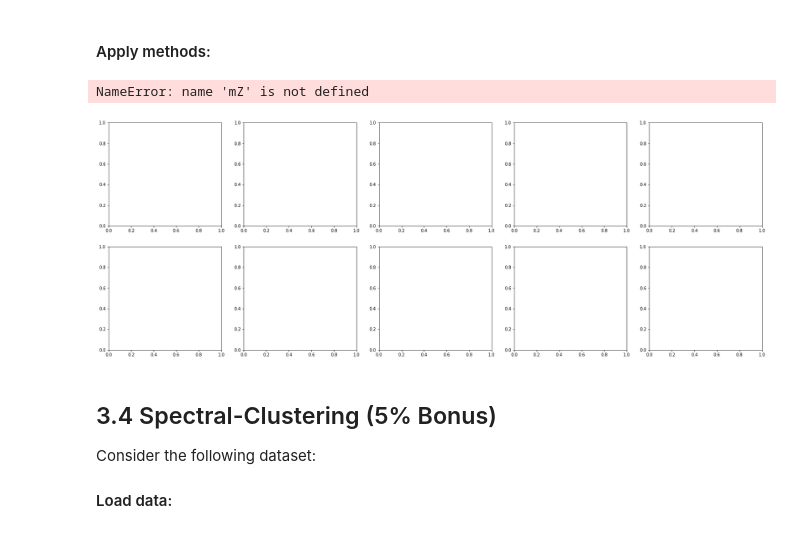
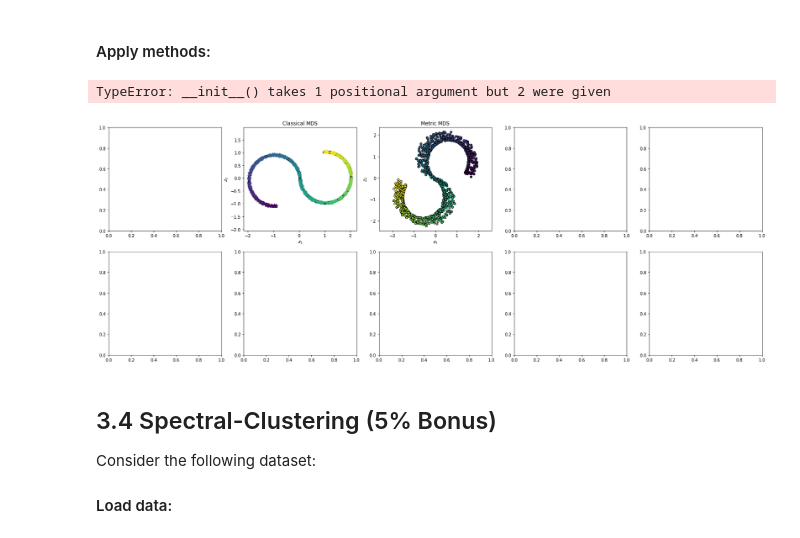
Before and after one commit to livneor207/unsupervised, a Jupyter notebook: Mine/HW4/ProblemSet4.ipynb, the cells around one changed output. Cells and saved outputs as stored; diff of their text form; code cells hidden in the pictures.

```diff
--- a/Mine/HW4/ProblemSet4.ipynb
+++ b/Mine/HW4/ProblemSet4.ipynb
@@ -221,10 +276,27 @@ class LaplacianEigenmaps:
         It should be ~10 lines of code
         ==============================================
         '''
-        pass
 
+        sigma = np.median(cdist(mX.T, mX.T)) * σGain
+        mG = kneighbors_graph(mX.T, self.K, mode='distance')
+        mG = mG.maximum(mG.T).toarray() ** 2  # -- Make G symmetric
+        W = np.exp(-1 * (mG / (2 * (sigma ** 2))))
+        W = np.where(mG > 0, mG, 0)
 
-        return mZ
+        D = np.diag(np.sum(W, 1))
+        L = D - W
+
+        eigen_values, eigen_vectors = eigsh(L, which="SM", k=self.d + 1)
+        idx = eigen_values.argsort()
+
+        num_connected_components = connected_components(mG, directed=False, return_labels=False)
+        if (num_connected_components == 1):
+            print("LaplacianEigenmaps: the graph is connected, removing the first eigenvector")
+            mZ = eigen_vectors[:, idx][:, 1:]
+        else:
+            mZ = eigen_vectors[:, idx][:, : -1]
+
+        return mZ.T
 # %% [markdown]
 ## Test Your Methods
 ### Run the two cells below to test your implementations
@@ -273,48 +345,43 @@ PlotData(mX2, mY2, vCx2, vCy2, ax2)
 # %% [markdown]
 #### Apply methods:
 # %%
-from sklearn.metrics import pairwise_distances
-
 lData     = []
 lData    += [(mX1, mY1, vCx1, vCy1)]
 lData    += [(mX2, mY2, vCx2, vCy2)]
 
 lMethods  = []
 lMethods += [(CMDS              (d=2),       'Classical MDS')      ]
 lMethods += [(MMDS              (d=2),       'Metric MDS')         ]
 lMethods += [(Isomap            (d=2, K=8),  'Isomap')             ]
 lMethods += [(LaplacianEigenmaps(d=2, K=12), 'Laplacian Eigenmaps')]
 
 fig, mAxes = plt.subplots(2, 5, figsize=(28, 10))
 for ii, (mX, mY, vCx, vCy) in enumerate(lData):
-    mDxx = pairwise_distances(mX.T      )
-    mDxy = pairwise_distances(mX.T, mY.T)
-
     for jj, (oMap, name) in enumerate(lMethods, 1):
-        if   name == 'Classical MDS'      : mZx = oMap.FitTransform(mDxx**2); mZy = oMap.Transform(mDxy**2)
-        elif name == 'Metric MDS'         : mZx = oMap.FitTransform(mDxx)   ; mZy = np.full((2, Ny), np.nan)
-        elif name == 'Isomap'             : mZx = oMap.FitTransform(mX)     ; mZy = oMap.Transform(mY)
-        elif name == 'Laplacian Eigenmaps': mZx = oMap.FitTransform(mX)     ; mZy = np.full((2, Ny), np.nan)
+        if   name == 'Classical MDS'      : mZx = oMap.FitTransform(cdist(mX.T, mX.T)**2); mZy = oMap.Transform(cdist(mX.T, mY.T)**2)
+        elif name == 'Metric MDS'         : mZx = oMap.FitTransform(cdist(mX.T, mX.T))   ; mZy = np.full((2, Ny), np.nan)
+        elif name == 'Isomap'             : mZx = oMap.FitTransform(mX)                  ; mZy = oMap.Transform(mY)
+        elif name == 'Laplacian Eigenmaps': mZx = oMap.FitTransform(mX)                  ; mZy = np.full((2, Ny), np.nan)
 
         ax = mAxes[ii,jj]
-        ax.scatter   (*mZx, s=25,  c=vCx, edgecolor='k')
-        ax.scatter   (*mZy, s=100, c=vCy, marker='*')
+        ax.scatter(*mZx, s=25,  c=vCx, edgecolor='k')
+        ax.scatter(*mZy, s=100, c=vCy, marker='*')
         ax.set_xlabel('$z_1$')
         ax.set_ylabel('$z_2$')
-        ax.set_title (name)
-        ax.axis      ('equal')
+        ax.set_title(name)
+        ax.axis('equal')
 
     mAxes[ii,0].remove()
     PlotData(mX, mY, vCx, vCy, fig.add_subplot(2, 5, 1+5*ii, projection='3d'))
 
 fig.axes[-2].view_init(elev=15, azim=300)
 fig.axes[-1].view_init(elev=5,  azim=285)
 
 plt.tight_layout()
-plt.show        ()
+plt.show()
 # %% [output]
-NameError: name 'mZ' is not defined
+TypeError: __init__() takes 1 positional argument but 2 were given
-[figure, old version]
+[figure, new version]
 # %% [markdown]
 ## 3.4 Spectral-Clustering (5% Bonus)
 Consider the following dataset:
```
Also changed, not shown: parts of 14 cells of this notebook, 3 other files.
